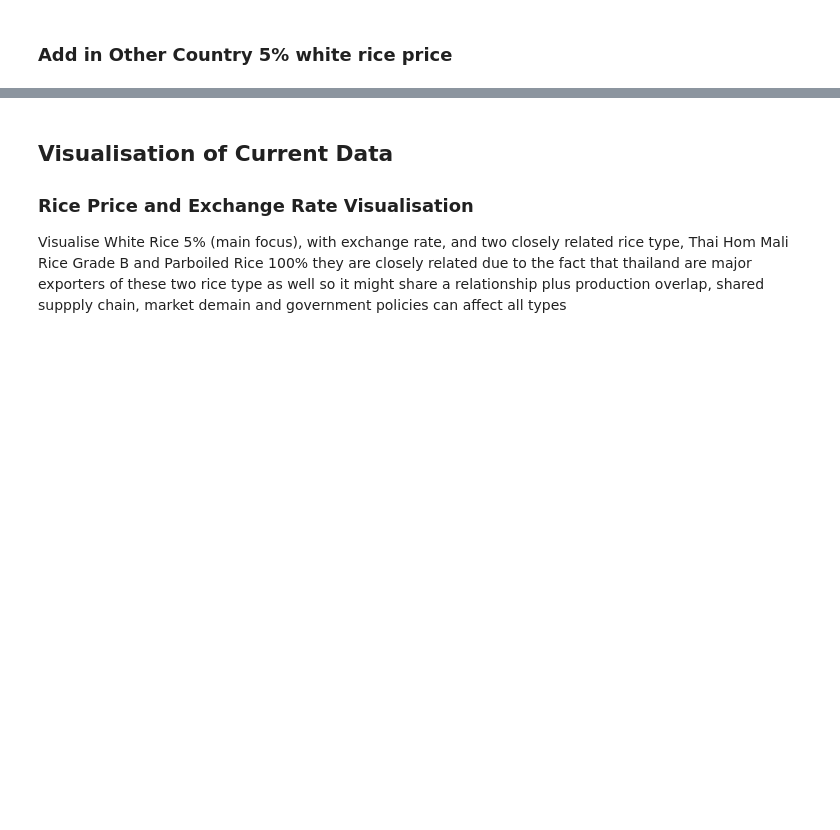
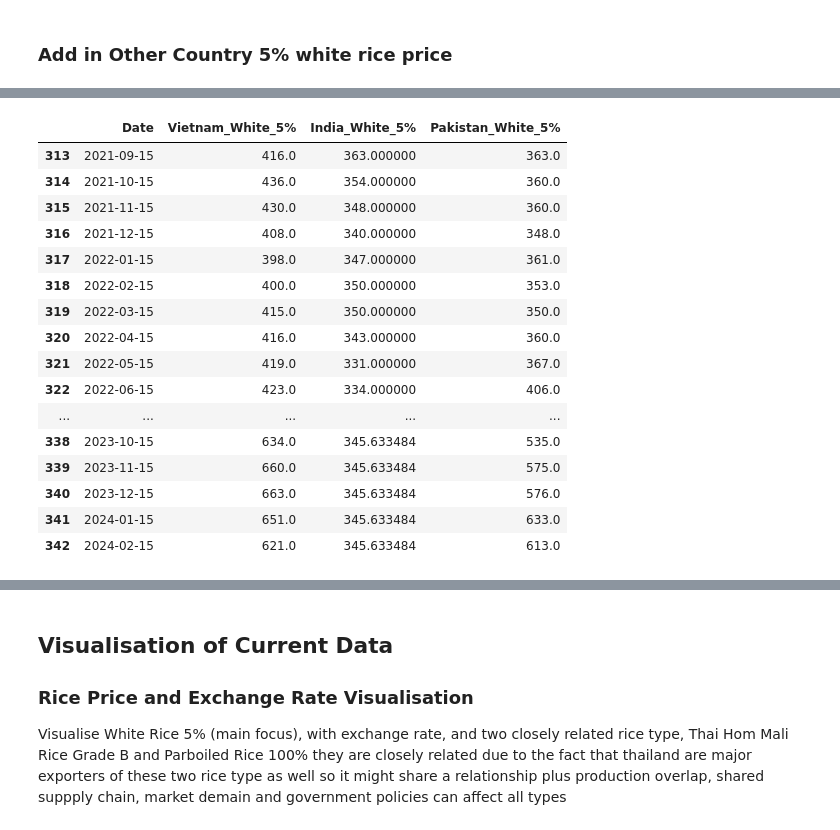
Before and after one commit to chanopsethiwan/RicePricePrediction, a Jupyter notebook: src/ChanopSethiwanA0296969WAssignment2.ipynb, the cells around one changed output, grey strips where cells are left out. Saved outputs shown, nothing was run; the diff lists cells and outputs as text; code cells hidden in the pictures; blank space fills up the shorter version.

```diff
--- a/src/ChanopSethiwanA0296969WAssignment2.ipynb
+++ b/src/ChanopSethiwanA0296969WAssignment2.ipynb
@@ -398,0 +401,21 @@ df_india = pd.read_csv('../data/tidyIndiaPrice.csv')
+# %%
+df_all_country = df_vietnam.merge(df_india, how ='inner', on = 'Date').merge(df_pakistan, how = 'inner', on = 'Date')
+df_all_country.tail(30)
+# %% [output]
+|  | Date | Vietnam_White_5% | India_White_5% | Pakistan_White_5% |
+| 313 | 2021-09-15 | 416.0 | 363.000000 | 363.0 |
+| 314 | 2021-10-15 | 436.0 | 354.000000 | 360.0 |
+| 315 | 2021-11-15 | 430.0 | 348.000000 | 360.0 |
+| 316 | 2021-12-15 | 408.0 | 340.000000 | 348.0 |
+| 317 | 2022-01-15 | 398.0 | 347.000000 | 361.0 |
+| 318 | 2022-02-15 | 400.0 | 350.000000 | 353.0 |
+| 319 | 2022-03-15 | 415.0 | 350.000000 | 350.0 |
+| 320 | 2022-04-15 | 416.0 | 343.000000 | 360.0 |
+| 321 | 2022-05-15 | 419.0 | 331.000000 | 367.0 |
+| 322 | 2022-06-15 | 423.0 | 334.000000 | 406.0 |
+| ... | ... | ... | ... | ... |
+| 338 | 2023-10-15 | 634.0 | 345.633484 | 535.0 |
+| 339 | 2023-11-15 | 660.0 | 345.633484 | 575.0 |
+| 340 | 2023-12-15 | 663.0 | 345.633484 | 576.0 |
+| 341 | 2024-01-15 | 651.0 | 345.633484 | 633.0 |
+| 342 | 2024-02-15 | 621.0 | 345.633484 | 613.0 |
```
Also changed, not shown: parts of 7 cells of this notebook, 7 other files.
